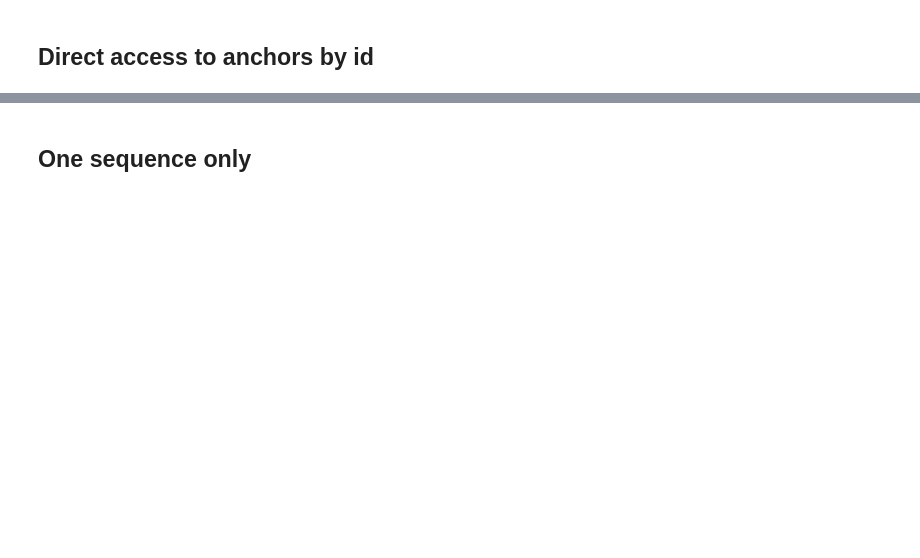
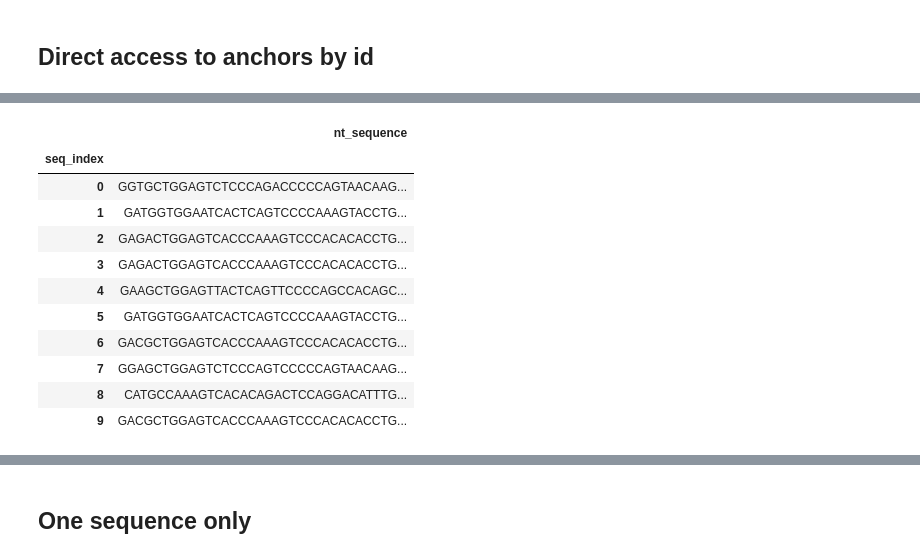
Before and after one commit to statbiophys/pygor3, a Jupyter notebook: pygor3/demo/notebooks/QuickStart.ipynb, the cells around one changed output, grey strips where cells are left out. Drawn from its saved outputs; the diff is of its cells as text; code cells hidden in the pictures; blank space fills up the shorter version.

```diff
--- a/pygor3/demo/notebooks/QuickStart.ipynb
+++ b/pygor3/demo/notebooks/QuickStart.ipynb
@@ -55,3 +221,18 @@ mdl_new.V_anchors
+# %%
+sequences
+# %% [output]
+|  | nt_sequence |
+| seq_index |  |
+| 0 | GGTGCTGGAGTCTCCCAGACCCCCAGTAACAAG... |
+| 1 | GATGGTGGAATCACTCAGTCCCCAAAGTACCTG... |
+| 2 | GAGACTGGAGTCACCCAAAGTCCCACACACCTG... |
+| 3 | GAGACTGGAGTCACCCAAAGTCCCACACACCTG... |
+| 4 | GAAGCTGGAGTTACTCAGTTCCCCAGCCACAGC... |
+| 5 | GATGGTGGAATCACTCAGTCCCCAAAGTACCTG... |
+| 6 | GACGCTGGAGTCACCCAAAGTCCCACACACCTG... |
+| 7 | GGAGCTGGAGTCTCCCAGTCCCCCAGTAACAAG... |
+| 8 | CATGCCAAAGTCACACAGACTCCAGGACATTTG... |
+| 9 | GACGCTGGAGTCACCCAAAGTCCCACACACCTG... |
 # %%
 # Evaluate sequences
 df_airr_sequences = igor.evaluate(sequences, mdl_new, N_scenarios=5)
```
Also changed, not shown: parts of 33 cells of this notebook, 18 other files.
